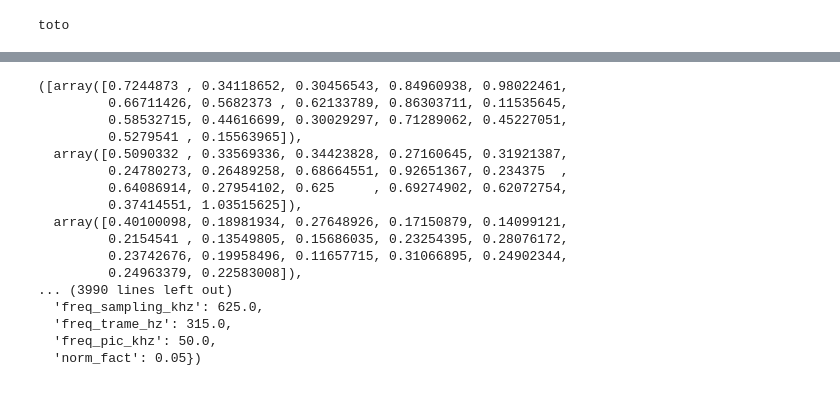
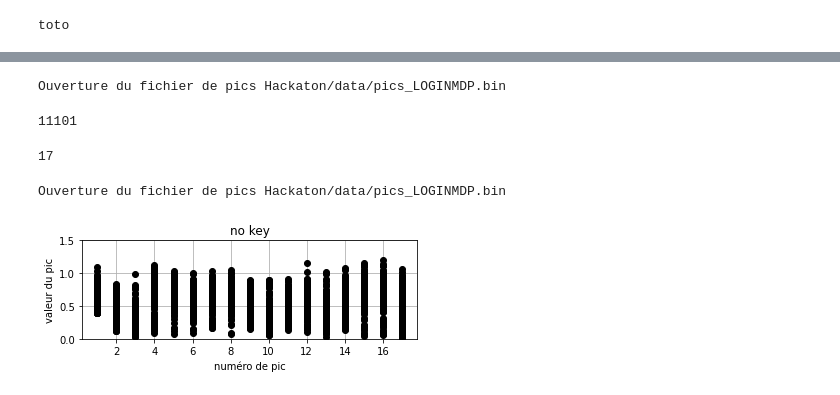
Before and after one commit to Craizox/hackathon, a Jupyter notebook: Hackathon.ipynb, the cells around one changed output, grey strips where cells are left out. Saved outputs shown, nothing was run; the diff lists cells and outputs as text; code cells hidden in the pictures.

Commit message:
histo test

```diff
--- a/Hackathon.ipynb
+++ b/Hackathon.ipynb
@@ -44,21 +43,31 @@ KeyError: KeyError: 'nb_pics'
-# %%
-
-pics_nokey, info
-# %% [output]
-([array([0.7244873 , 0.34118652, 0.30456543, 0.84960938, 0.98022461,
-         0.66711426, 0.5682373 , 0.62133789, 0.86303711, 0.11535645,
-         0.58532715, 0.44616699, 0.30029297, 0.71289062, 0.45227051,
-         0.5279541 , 0.15563965]),
-  array([0.5090332 , 0.33569336, 0.34423828, 0.27160645, 0.31921387,
-         0.24780273, 0.26489258, 0.68664551, 0.92651367, 0.234375  ,
-         0.64086914, 0.27954102, 0.625     , 0.69274902, 0.62072754,
-         0.37414551, 1.03515625]),
-  array([0.40100098, 0.18981934, 0.27648926, 0.17150879, 0.14099121,
-         0.2154541 , 0.13549805, 0.15686035, 0.23254395, 0.28076172,
-         0.23742676, 0.19958496, 0.11657715, 0.31066895, 0.24902344,
-         0.24963379, 0.22583008]),
-... (3990 lines left out)
-  'freq_sampling_khz': 625.0,
-  'freq_trame_hz': 315.0,
-  'freq_pic_khz': 50.0,
-  'norm_fact': 0.05})
+# %%
+a, b = get_pics_from_file(f'Hackaton/data/pics_LOGINMDP.bin')
+# %% [output]
+Ouverture du fichier de pics Hackaton/data/pics_LOGINMDP.bin
+# %%
+len(a)
+# %% [output]
+11101
+# %%
+len(a[666])
+# %% [output]
+17
+# %%
+def print_touche(touches_info):
+
+    plt.figure(1)
+    plt.subplot(211)
+    for (touches, info) in touches_info:
+        for touche in touches:
+            plt.plot(range(1,info["nb_pics"]+1), touche, 'ko')
+    plt.xlabel('numéro de pic')
+    plt.ylabel('valeur du pic')
+    plt.title('no key')
+    plt.ylim(0, 1.5)
+    plt.grid(b=True, which='both')
+# %%
+a, b = get_pics_from_file(f'Hackaton/data/pics_LOGINMDP.bin')
+print_touche([(a[:200], b)])
+# %% [output]
+Ouverture du fichier de pics Hackaton/data/pics_LOGINMDP.bin
+[figure, added]
```
Also changed, not shown: parts of 14 cells of this notebook.
